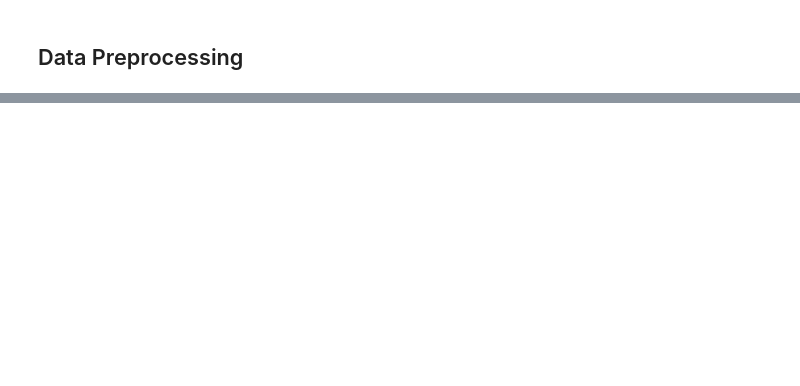
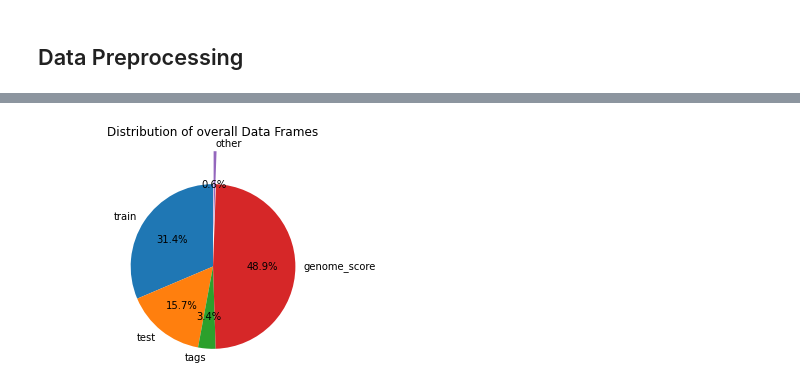
Before and after one commit to MafikengZ/Unsupervised-Learning-Recommender-Systems, a Jupyter notebook: engine.ipynb, the cells around one changed output, grey strips where cells are left out. Cells and saved outputs as stored; diff of their text form; code cells hidden in the pictures; blank space fills up the shorter version.

```diff
--- a/engine.ipynb
+++ b/engine.ipynb
@@ -66,0 +135,11 @@ FileNotFoundError: ignored
+# %%
+# import dataset
+train = pd.read_csv('train.csv')
+test = pd.read_csv('test.csv')
+tags = pd.read_csv('tags.csv')
+movies = pd.read_csv('movies.csv')
+links = pd.read_csv('links.csv')
+imdb_data = pd.read_csv('imdb_data.csv')
+genome = pd.read_csv('genome_tags.csv')
+genome_score = pd.read_csv('genome_scores.csv')
+sample_submission = pd.read_csv('sample_submission.csv')
@@ -83,0 +309,12 @@ data.head()
+# %%
+#Create a dataframe that outlines size of datasets
+dataframes = ['train', 'test', 'tags', 'imdb_data',
+              'links', 'movies', 'genome_tags', 'genome_score']
+
+length = [len(train), len(test), len(tags),
+         len(imdb_data), len(links), len(movies),
+         len(genome_tags), len(genome_score)]
+
+total_length = pd.DataFrame(list(zip(dataframes, length)),
+                             columns=['dataframe', 'length'])
+total_length
@@ -83,0 +331,5 @@ data.head()
+# %%
+new_row = {'dataframe': 'other', 'length': 180530}
+total_length = total_length.append(new_row,
+                                     ignore_index=True)
+total_length
@@ -83,0 +347,4 @@ data.head()
+# %%
+# By refining the data frame we were able to see the distribution of the overall data.
+total_length = total_length[total_length['length'] > 100000]
+total_length
@@ -83,0 +358,12 @@ data.head()
+# %%
+explodeTuple = (0.0, 0.0, 0.0, 0.0, 0.4)
+fig1, ax1 = plt.subplots()
+ax1.pie(total_length['length'].values,
+        labels=total_length['dataframe'].values,
+        explode=explodeTuple,
+        startangle=90, autopct='%1.1f%%')
+ax1.axis('equal')
+plt.title('Distribution of overall Data Frames')
+plt.show()
+# %% [output]
+[figure, added]
```
Also changed, not shown: parts of 80 cells of this notebook.
